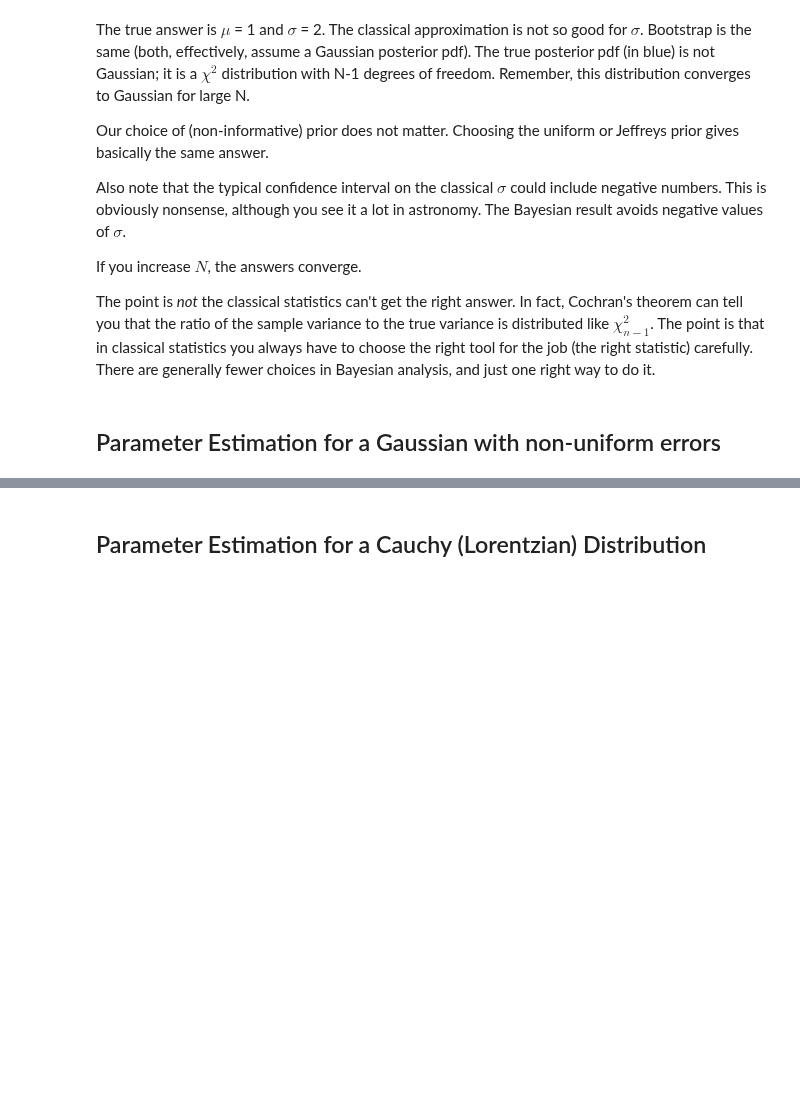
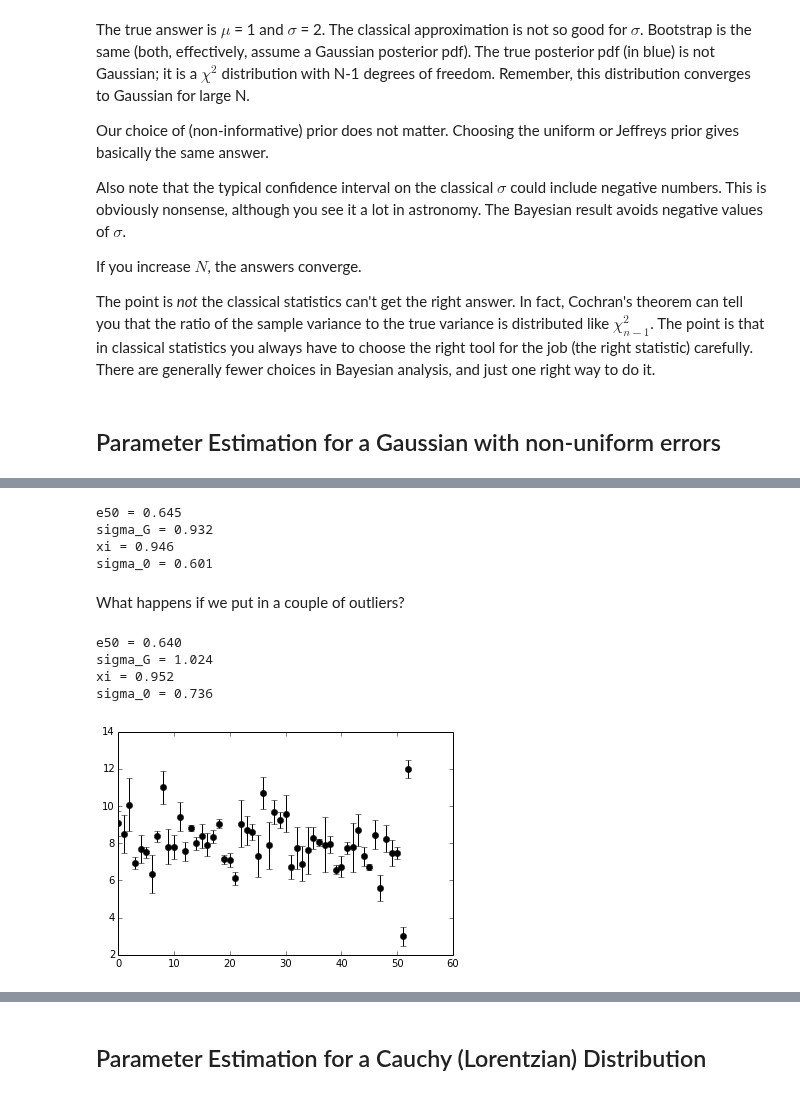
Before and after one commit to YastroML/YastroML, a Jupyter notebook: Session9_140509/bayesian_examples_and_models.ipynb, the cells around one changed output, grey strips where cells are left out. Cells and saved outputs as stored; diff of their text form; code cells hidden in the pictures; blank space fills up the shorter version.

```diff
--- a/Session9_140509/bayesian_examples_and_models.ipynb
+++ b/Session9_140509/bayesian_examples_and_models.ipynb
@@ -209,0 +230,36 @@ In astronomy we very often have non-uniform errors on data points due to differe
+# %%
+def do_analytic(vels,verrs):
+    e_50 = np.median(verrs)
+    print("e50 = {:.3f}".format(e_50))
+
+    med,sigmaG = stats.median_sigmaG(vels)
+    print("sigma_G = {:.3f}".format(sigmaG))
+
+    sigma_tilde_i = np.sqrt(sigmaG**2+verrs**2-e_50**2)
+    #print(sigma_tilde_i)
+
+    c = np.median(sigma_tilde_i)/np.mean(sigma_tilde_i)
+    print("xi = {:.3f}".format(c))
+
+    sigma_0 = np.sqrt(c**2*sigmaG**2-e_50**2)
+    print("sigma_0 = {:.3f}".format(sigma_0))
+# %%
+do_analytic(vels,verrs)
+# %% [output]
+e50 = 0.645
+sigma_G = 0.932
+xi = 0.946
+sigma_0 = 0.601
+# %% [markdown]
+What happens if we put in a couple of outliers?
+# %%
+vels2 = np.append(vels,[3.,12.])
+verrs2 = np.append(verrs,[0.5,0.5])
+errorbar(np.arange(len(vels2)),vels2,verrs2,fmt='ko')
+do_analytic(vels2,verrs2)
+# %% [output]
+e50 = 0.640
+sigma_G = 1.024
+xi = 0.952
+sigma_0 = 0.736
+[figure, added]
```
Also changed, not shown: parts of 12 cells of this notebook, 2 other files.
